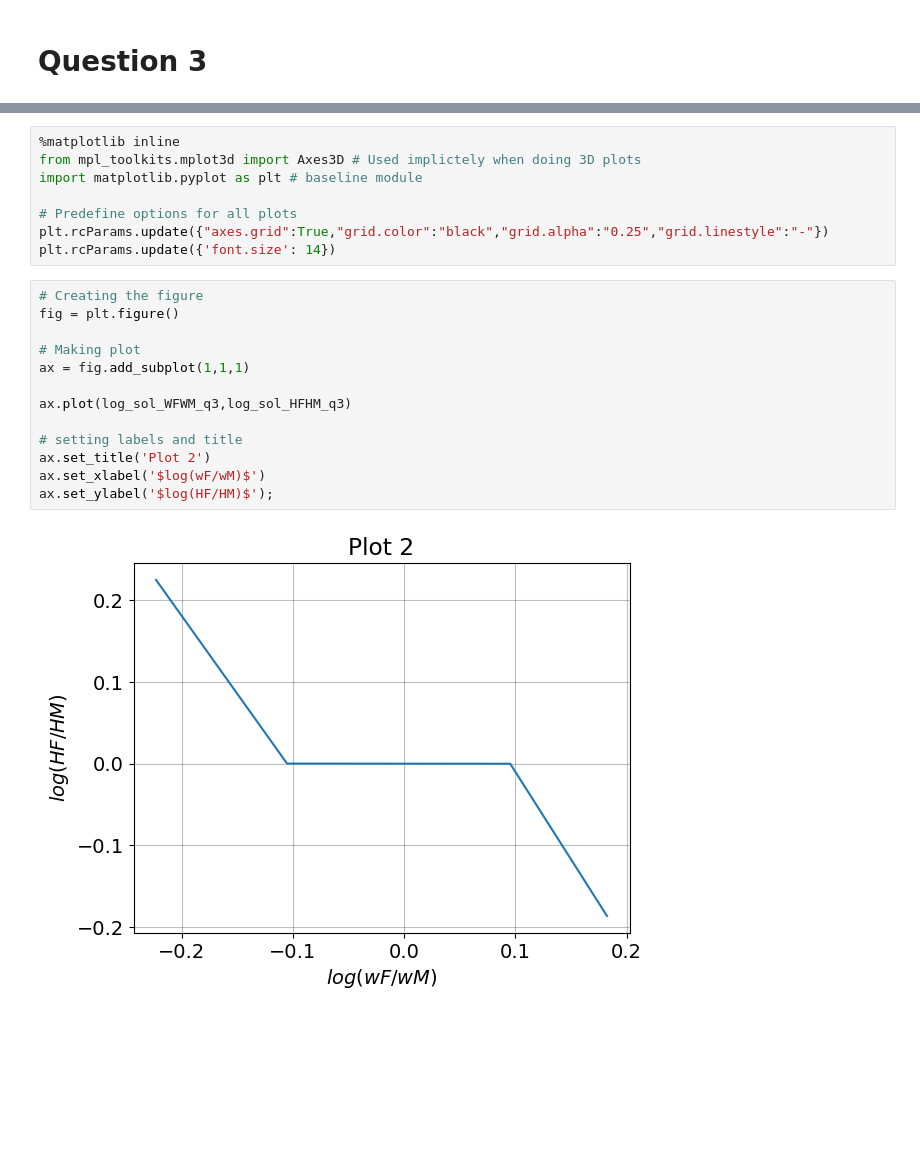
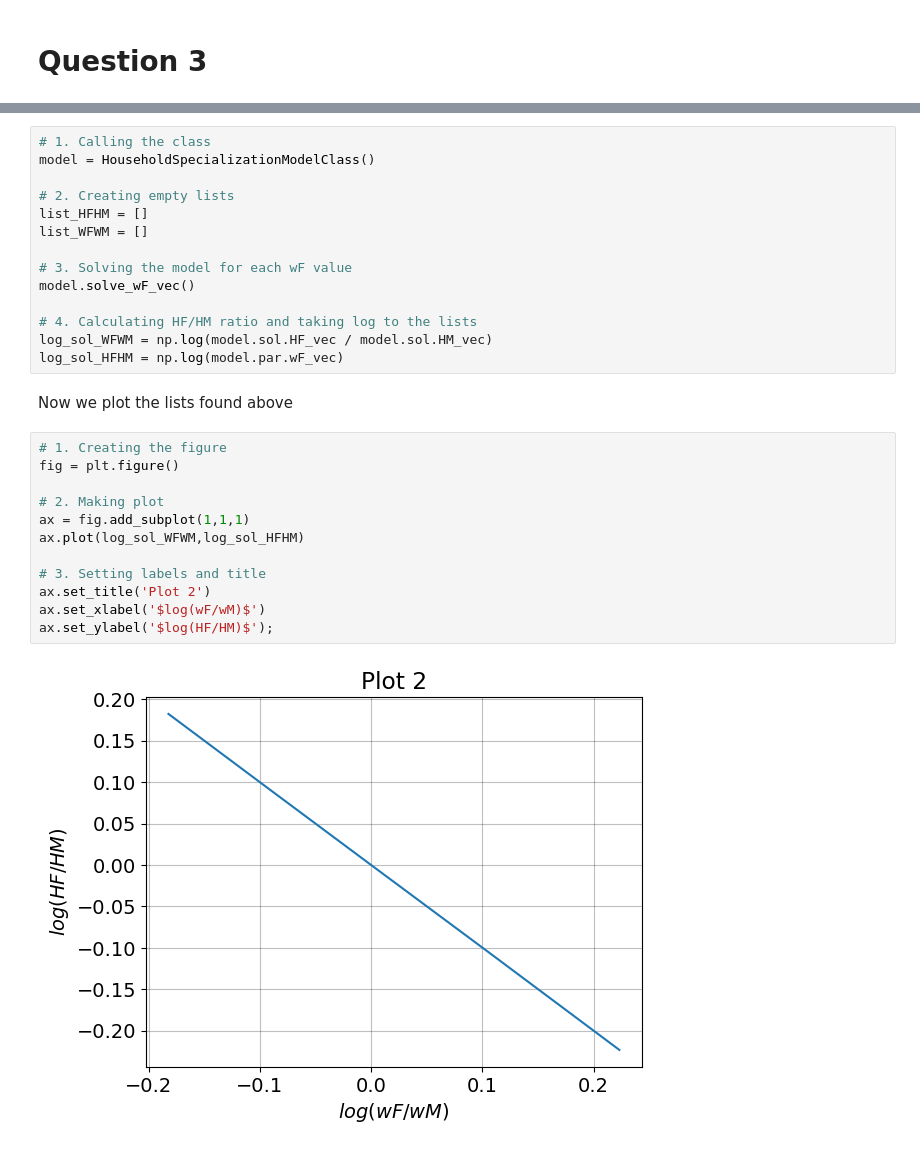
Before and after one commit to NumEconCopenhagen/projects-2023-pied-piper, a Jupyter notebook: inauguralproject/PP Aflevering 1.ipynb, the cells around one changed output, grey strips where cells are left out. Cells and saved outputs as stored; diff of their text form; blank space fills up the shorter version.

```diff
--- a/inauguralproject/PP Aflevering 1.ipynb
+++ b/inauguralproject/PP Aflevering 1.ipynb
@@ -147,23 +143,30 @@ print(log_sol_HFHM_q3)
-# %%
-%matplotlib inline
-from mpl_toolkits.mplot3d import Axes3D # Used implictely when doing 3D plots
-import matplotlib.pyplot as plt # baseline module
-
-# Predefine options for all plots
-plt.rcParams.update({"axes.grid":True,"grid.color":"black","grid.alpha":"0.25","grid.linestyle":"-"})
-plt.rcParams.update({'font.size': 14})
+# %%
+# 1. Calling the class
+model = HouseholdSpecializationModelClass()
+
+# 2. Creating empty lists
+list_HFHM = []
+list_WFWM = []
+
+# 3. Solving the model for each wF value
+model.solve_wF_vec()
+
+# 4. Calculating HF/HM ratio and taking log to the lists
+log_sol_WFWM = np.log(model.sol.HF_vec / model.sol.HM_vec)
+log_sol_HFHM = np.log(model.par.wF_vec)
+# %% [markdown]
+Now we plot the lists found above
 # %%
-# Creating the figure
+# 1. Creating the figure
 fig = plt.figure()
 
-# Making plot
+# 2. Making plot
 ax = fig.add_subplot(1,1,1)
+ax.plot(log_sol_WFWM,log_sol_HFHM)
 
-ax.plot(log_sol_WFWM_q3,log_sol_HFHM_q3)
-
-# setting labels and title
+# 3. Setting labels and title
 ax.set_title('Plot 2')
 ax.set_xlabel('$log(wF/wM)$')
 ax.set_ylabel('$log(HF/HM)$');
 # %% [output]
-[figure, old version]
+[figure, new version]
```
Also changed, not shown: parts of 28 cells of this notebook, 4 other files.
